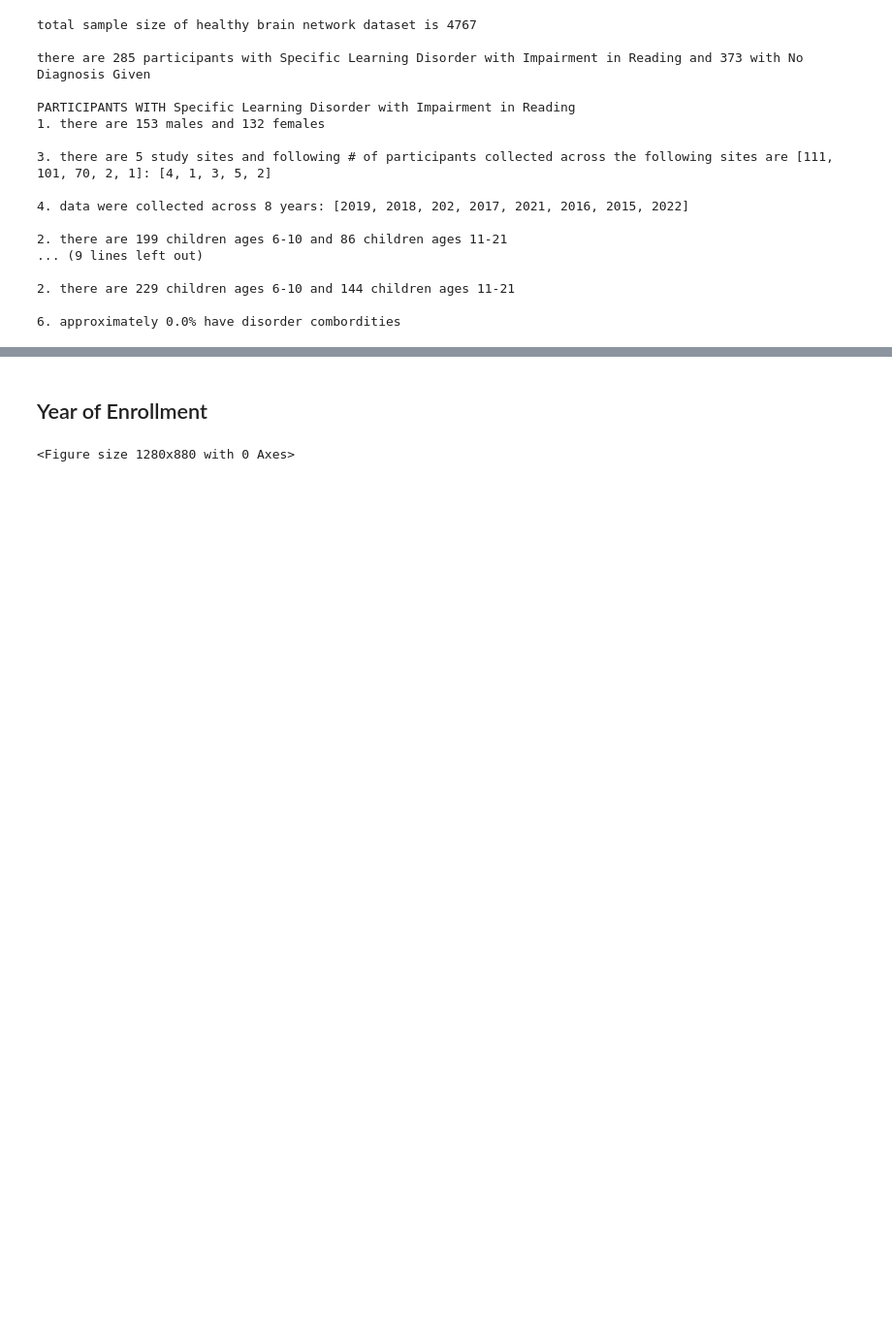
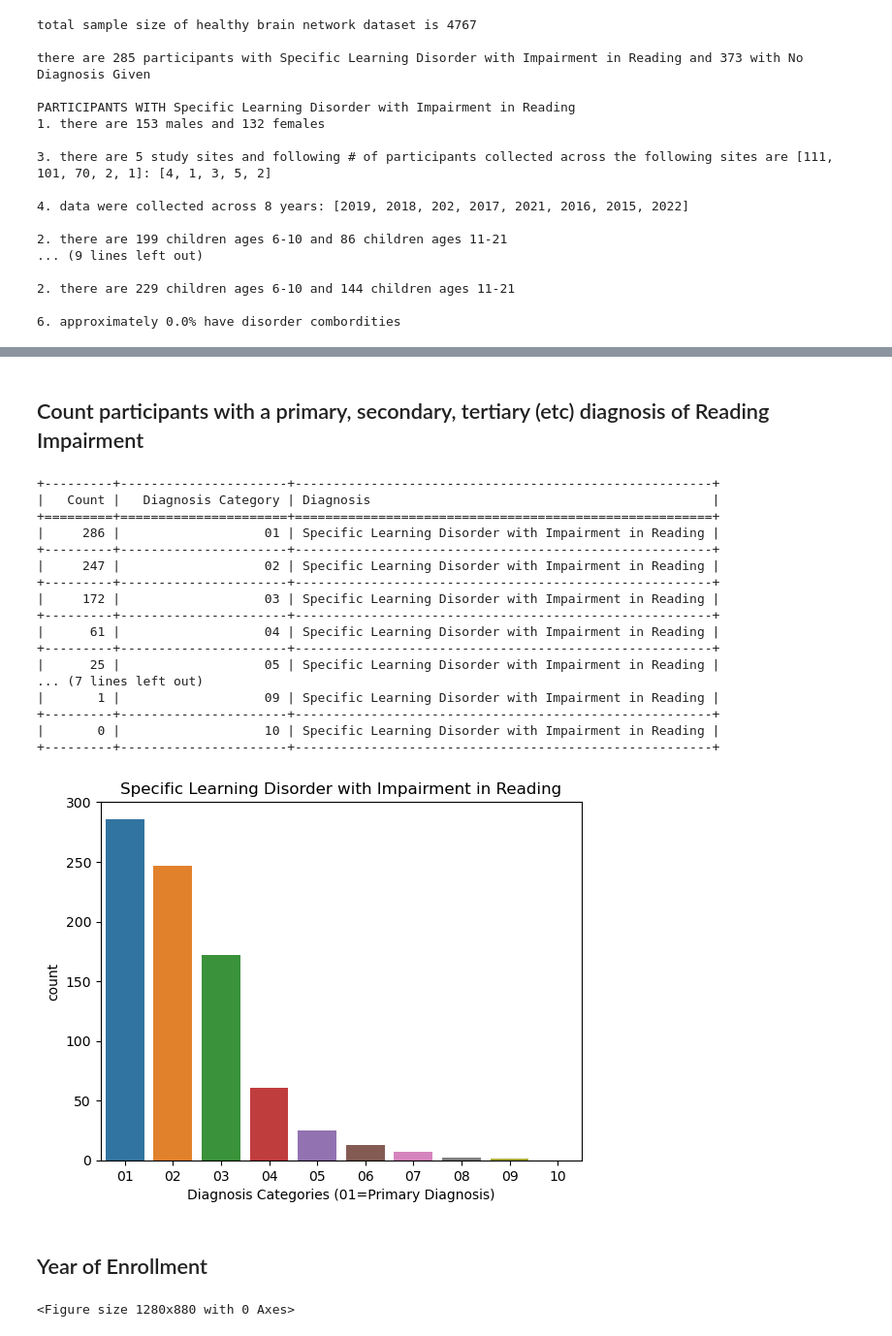
Before and after one commit to burdinskid13/healthy_brain_network, a Jupyter notebook: notebooks/figures-Reading_Impairment.ipynb, the cells around one changed output, grey strips where cells are left out. Shown: that part at 97% size. Cells and saved outputs as stored; diff of their text form; code cells hidden in the pictures; blank space fills up the shorter version.

```diff
--- a/notebooks/figures-Reading_Impairment.ipynb
+++ b/notebooks/figures-Reading_Impairment.ipynb
@@ -334,3 +371,35 @@ plt.xticks(rotation=45, ha='right');
+# %% [markdown]
+## Count participants with a primary, secondary, tertiary (etc) diagnosis of Reading Impairment
+# %%
+
+count_df = count_all_diagnoses(dataframe=dx, diagnosis=diagnosis_name)
+count_df['diagnosis_categories'] = count_df['diagnosis_categories'].str.replace('_Cat_new', '').str.replace('DX_', '')
+
+sns.barplot(data=count_df, x='diagnosis_categories', y='count')
+plt.xlabel('Diagnosis Categories (01=Primary Diagnosis)')
+plt.title(diagnosis_name)
+
+head = ['Count', 'Diagnosis Category', 'Diagnosis']
+print(tabulate(np.array(count_df), headers=head, tablefmt="grid"))
+# %% [output]
++---------+----------------------+-------------------------------------------------------+
+|   Count |   Diagnosis Category | Diagnosis                                             |
++=========+======================+=======================================================+
+|     286 |                   01 | Specific Learning Disorder with Impairment in Reading |
++---------+----------------------+-------------------------------------------------------+
+|     247 |                   02 | Specific Learning Disorder with Impairment in Reading |
++---------+----------------------+-------------------------------------------------------+
+|     172 |                   03 | Specific Learning Disorder with Impairment in Reading |
++---------+----------------------+-------------------------------------------------------+
+|      61 |                   04 | Specific Learning Disorder with Impairment in Reading |
++---------+----------------------+-------------------------------------------------------+
+|      25 |                   05 | Specific Learning Disorder with Impairment in Reading |
+... (7 lines left out)
+|       1 |                   09 | Specific Learning Disorder with Impairment in Reading |
++---------+----------------------+-------------------------------------------------------+
+|       0 |                   10 | Specific Learning Disorder with Impairment in Reading |
++---------+----------------------+-------------------------------------------------------+
+[figure, added]
 # %% [markdown]
 ## Year of Enrollment
 # %%
```
Also changed, not shown: parts of 14 cells of this notebook, 1 other file.
